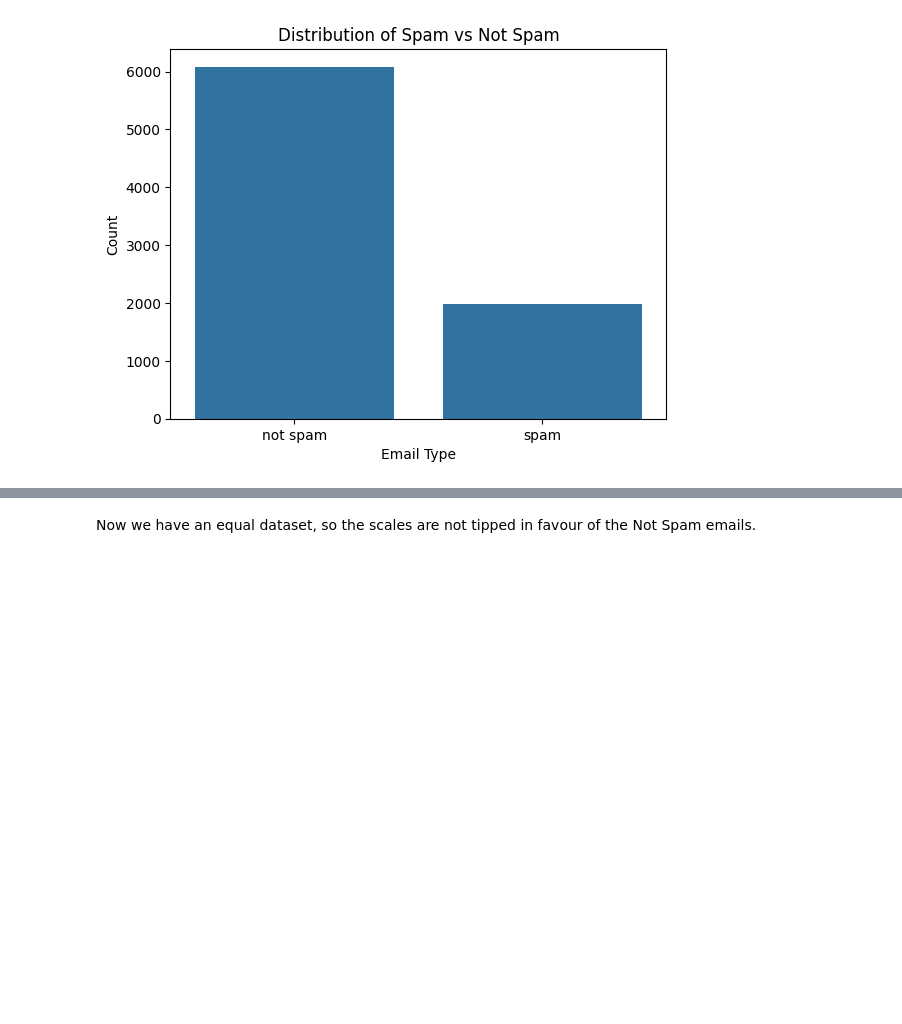
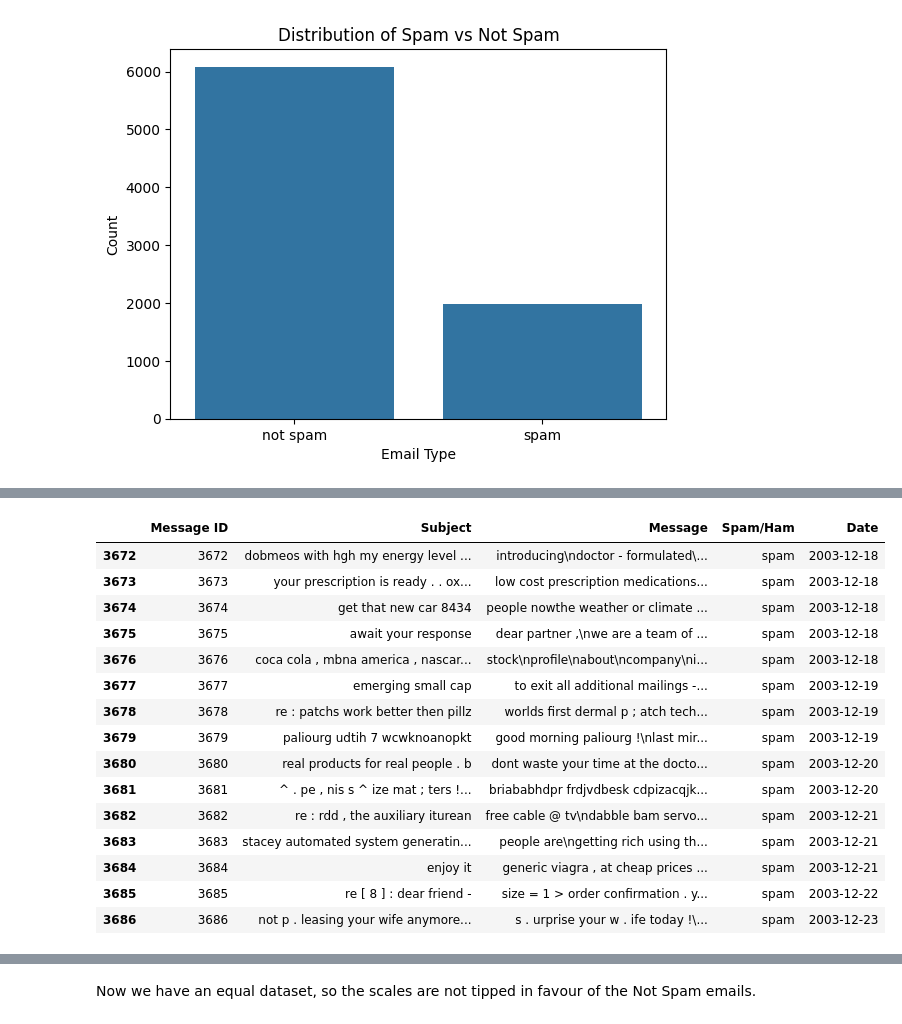
Before and after one commit to KaloyanRakov/Spam-Email-Classifier, a Jupyter notebook: Notebooks/SpamShield.ipynb, the cells around one changed output, grey strips where cells are left out. Saved outputs shown, nothing was run; the diff lists cells and outputs as text; code cells hidden in the pictures; blank space fills up the shorter version.

```diff
--- a/Notebooks/SpamShield.ipynb
+++ b/Notebooks/SpamShield.ipynb
@@ -256,0 +251,20 @@ plt.show()
+# %%
+spam_only_df = df3[df3['Spam/Ham'].str.lower() == 'spam']
+spam_only_df.head(15)
+# %% [output]
+|  | Message ID | Subject | Message | Spam/Ham | Date |
+| 3672 | 3672 | dobmeos with hgh my energy level ... | introducing\ndoctor - formulated\... | spam | 2003-12-18 |
+| 3673 | 3673 | your prescription is ready . . ox... | low cost prescription medications... | spam | 2003-12-18 |
+| 3674 | 3674 | get that new car 8434 | people nowthe weather or climate ... | spam | 2003-12-18 |
+| 3675 | 3675 | await your response | dear partner ,\nwe are a team of ... | spam | 2003-12-18 |
+| 3676 | 3676 | coca cola , mbna america , nascar... | stock\nprofile\nabout\ncompany\ni... | spam | 2003-12-18 |
+| 3677 | 3677 | emerging small cap | to exit all additional mailings -... | spam | 2003-12-19 |
+| 3678 | 3678 | re : patchs work better then pillz | worlds first dermal p ; atch tech... | spam | 2003-12-19 |
+| 3679 | 3679 | paliourg udtih 7 wcwknoanopkt | good morning paliourg !\nlast mir... | spam | 2003-12-19 |
+| 3680 | 3680 | real products for real people . b | dont waste your time at the docto... | spam | 2003-12-20 |
+| 3681 | 3681 | ^ . pe , nis s ^ ize mat ; ters !... | briababhdpr frdjvdbesk cdpizacqjk... | spam | 2003-12-20 |
+| 3682 | 3682 | re : rdd , the auxiliary iturean | free cable @ tv\ndabble bam servo... | spam | 2003-12-21 |
+| 3683 | 3683 | stacey automated system generatin... | people are\ngetting rich using th... | spam | 2003-12-21 |
+| 3684 | 3684 | enjoy it | generic viagra , at cheap prices ... | spam | 2003-12-21 |
+| 3685 | 3685 | re [ 8 ] : dear friend - | size = 1 > order confirmation . y... | spam | 2003-12-22 |
+| 3686 | 3686 | not p . leasing your wife anymore... | s . urprise your w . ife today !\... | spam | 2003-12-23 |
```
Also changed, not shown: parts of 11 cells of this notebook, 2 other files.
